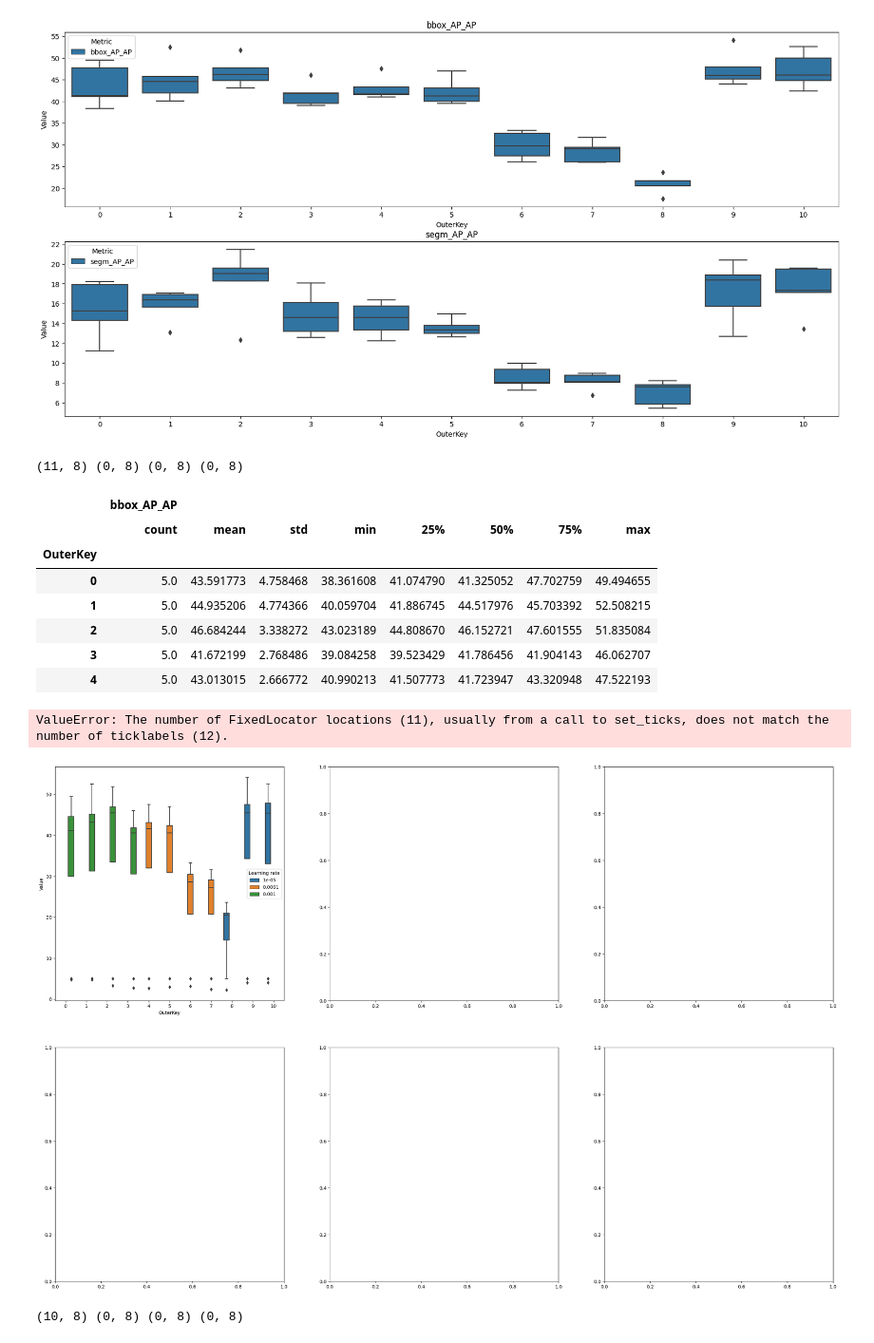
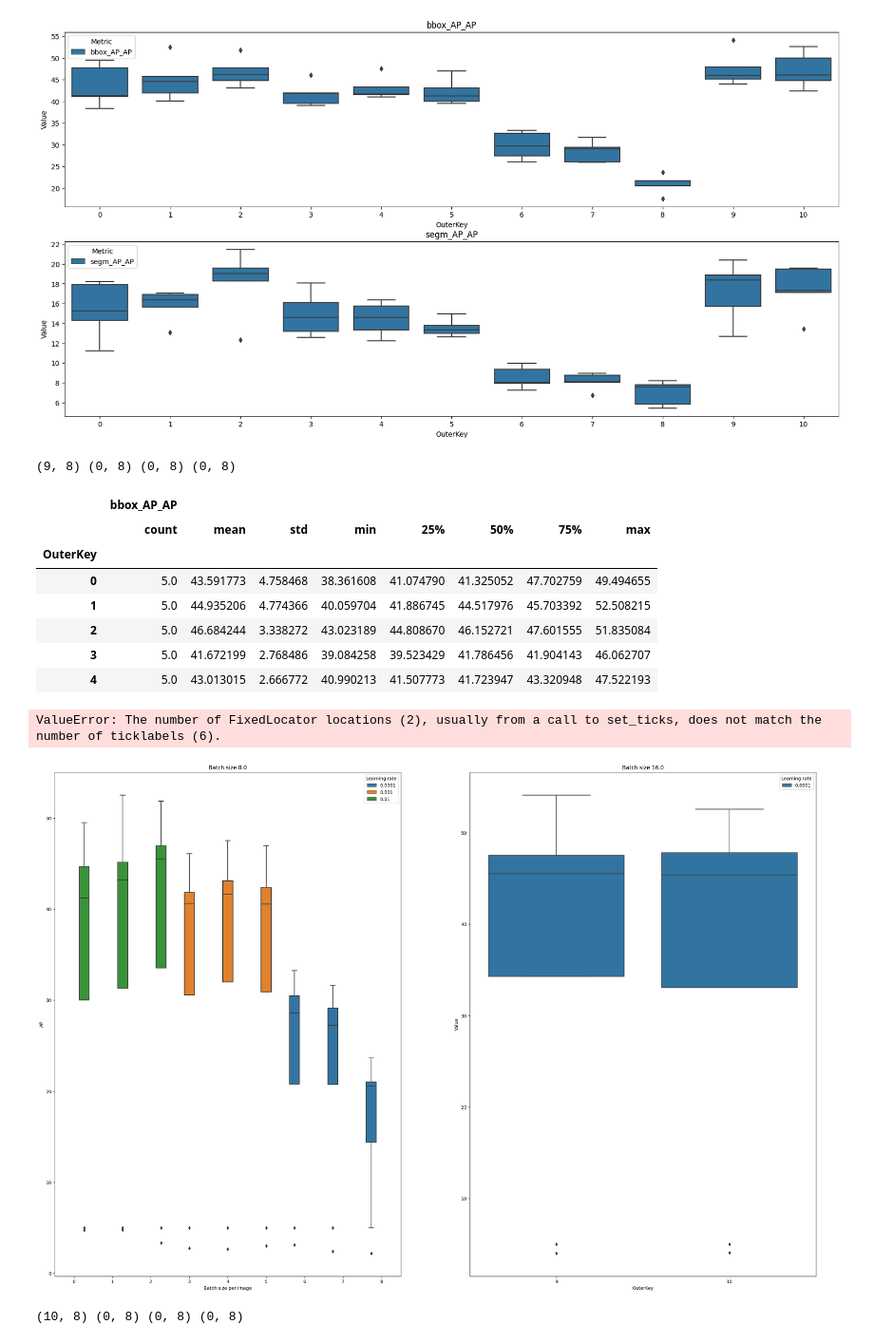
Before and after one commit to femartip/Detection-Microfibres-in-Sludge, a Jupyter notebook: Fine_tuned_Detectron2/Utils/cv_results_GLASS.ipynb, the cells around one changed output. Shown at 95% size. Cells and saved outputs as stored; diff of their text form; code cells hidden in the pictures.

```diff
--- a/Fine_tuned_Detectron2/Utils/cv_results_GLASS.ipynb
+++ b/Fine_tuned_Detectron2/Utils/cv_results_GLASS.ipynb
@@ -219,15 +211,15 @@ Text(0, 0.5, 'Value')
 [figure]
 # %%
 # Save a new df for sections of 12 rows of oute key of grouped_bbox_data_bbox_df
-grouped_bbox_data_0_11 = grouped_data_bbox_df[0:12]
-grouped_bbox_data_12_23 = grouped_data_bbox_df[12:24]
+grouped_bbox_data_0_11 = grouped_data_bbox_df[0:9]
+grouped_bbox_data_12_23 = grouped_data_bbox_df[9:18]
 grouped_bbox_data_24_35 = grouped_data_bbox_df[24:36]
 grouped_bbox_data_36_47 = grouped_data_bbox_df[36:48]
 grouped_bbox_data_48_59 = grouped_data_bbox_df[48:60]
 print(grouped_bbox_data_0_11.shape, grouped_bbox_data_24_35.shape, grouped_bbox_data_36_47.shape, grouped_bbox_data_48_59.shape)
 grouped_bbox_data_0_11.head()
 # %% [output]
-(11, 8) (0, 8) (0, 8) (0, 8)
+(9, 8) (0, 8) (0, 8) (0, 8)
 |  | bbox_AP_AP |  |  |  |  |  |  |  |
 |  | count | mean | std | min | 25% | 50% | 75% | max |
 | OuterKey |  |  |  |  |  |  |  |  |
@@ -237,55 +229,33 @@ grouped_bbox_data_0_11.head()
 | 3 | 5.0 | 41.672199 | 2.768486 | 39.084258 | 39.523429 | 41.786456 | 41.904143 | 46.062707 |
 | 4 | 5.0 | 43.013015 | 2.666772 | 40.990213 | 41.507773 | 41.723947 | 43.320948 | 47.522193 |
 # %%
-x_value = [64,128,256,512]*3
+x_value = [128, 256, 512] * 2
 x_values_df = pd.DataFrame(x_value, columns=['Batch size per image'])
 
-hue_labels = [0.001, 0.001, 0.001, 0.001, 0.0001, 0.0001, 0.0001, 0.0001, 0.00001, 0.00001, 0.00001, 0.00001]
+hue_labels = [0.01, 0.01, 0.01, 0.001, 0.001, 0.001, 0.0001, 0.0001, 0.0001]
 
-fig, ax = plt.subplots(2, 3, figsize=(30, 20))
+fig, ax = plt.subplots(1, 2, figsize=(30, 20))
 
 melt_bbox_0_11 = grouped_bbox_data_0_11.reset_index().melt(id_vars=['OuterKey'], var_name='Metric', value_name='Value')
 melt_bbox_0_11['Learning rate'] = melt_bbox_0_11['OuterKey'].map(dict(enumerate(hue_labels)))
-sns.boxplot(x='OuterKey', y='Value', data=melt_bbox_0_11, hue='Learning rate', ax=ax[0][0])
-ax[0][0].set_xticklabels(x_values_df['Batch size per image'])
-ax[0][0].set_xlabel('Batch size per image')
-ax[0][0].set_ylabel('AP')
-ax[0][0].set_title('Batch size 2.0')
+sns.boxplot(x='OuterKey', y='Value', data=melt_bbox_0_11, hue='Learning rate', ax=ax[0])
+#ax[0].set_xticklabels(x_values_df['Batch size per image'])
+ax[0].set_xlabel('Batch size per image')
+ax[0].set_ylabel('AP')
+ax[0].set_title('Batch size 8.0')
 
 melt_bbox_12_23 = grouped_bbox_data_12_23.reset_index().melt(id_vars=['OuterKey'], var_name='Metric', value_name='Value')
-melt_bbox_12_23['Learning rate'] = melt_bbox_12_23['OuterKey'].map(dict(enumerate(hue_labels, start=12)))
-sns.boxplot(x='OuterKey', y='Value', data=melt_bbox_12_23, hue='Learning rate', ax=ax[0][1])
-ax[0][1].set_title('Batch size 4.0')
-ax[0][1].set_xticklabels(x_values_df['Batch size per image'])
-ax[0][1].set_xlabel('Batch size per image')
-ax[0][1].set_ylabel('AP')
-
-melt_bbox_24_35 = grouped_bbox_data_24_35.reset_index().melt(id_vars=['OuterKey'], var_name='Metric', value_name='Value')
-melt_bbox_24_35['Learning rate'] = melt_bbox_24_35['OuterKey'].map(dict(enumerate(hue_labels,start=24)))
-sns.boxplot(x='OuterKey', y='Value', data=melt_bbox_24_35, hue='Learning rate', ax=ax[0][2])
-ax[0][2].set_title('Batch size 6.0')
-ax[0][2].set_xticklabels(x_values_df['Batch size per image'])
-ax[0][2].set_xlabel('Batch size per image')
-ax[0][2].set_ylabel('AP')
-
-melt_bbox_36_47 = grouped_bbox_data_36_47.reset_index().melt(id_vars=['OuterKey'], var_name='Metric', value_name='Value')
-melt_bbox_36_47['Learning rate'] = melt_bbox_36_47['OuterKey'].map(dict(enumerate(hue_labels, start=36)))
-sns.boxplot(x='OuterKey', y='Value', data=melt_bbox_36_47, hue='Learning rate', ax=ax[1][0])
-ax[1][0].set_title('Batch size 8.0')
-ax[1][0].set_xticklabels(x_values_df['Batch size per image'])
-ax[1][0].set_xlabel('Batch size per image')
-
-melt_bbox_48_59 = grouped_bbox_data_48_59.reset_index().melt(id_vars=['OuterKey'], var_name='Metric', value_name='Value')
-melt_bbox_48_59['Learning rate'] = melt_bbox_48_59['OuterKey'].map(dict(enumerate(hue_labels, start=48)))
-sns.boxplot(x='OuterKey', y='Value', data=melt_bbox_48_59, hue='Learning rate', ax=ax[1][1])
-ax[1][1].set_title('Batch size 10.0')
-ax[1][1].set_xticklabels(x_values_df['Batch size per image'])
-ax[1][1].set_xlabel('Batch size per image')
+melt_bbox_12_23['Learning rate'] = melt_bbox_12_23['OuterKey'].map(dict(enumerate(hue_labels, start=3)))
+sns.boxplot(x='OuterKey', y='Value', data=melt_bbox_12_23, hue='Learning rate', ax=ax[1])
+ax[1].set_title('Batch size 16.0')
+ax[1].set_xticklabels(x_values_df['Batch size per image'])
+ax[1].set_xlabel('Batch size per image')
+ax[1].set_ylabel('AP')
 
 plt.show()
 # %% [output]
-ValueError: The number of FixedLocator locations (11), usually from a call to set_ticks, does not match the number of ticklabels (12).
+ValueError: The number of FixedLocator locations (2), usually from a call to set_ticks, does not match the number of ticklabels (6).
-[figure, old version]
+[figure, new version]
 # %%
 grouped_segm_data_0_11 = grouped_data_segm_df[0:12]
 grouped_segm_data_12_23 = grouped_data_segm_df[12:24]
```
Also changed, not shown: parts of 3 cells of this notebook, 1 other file.
